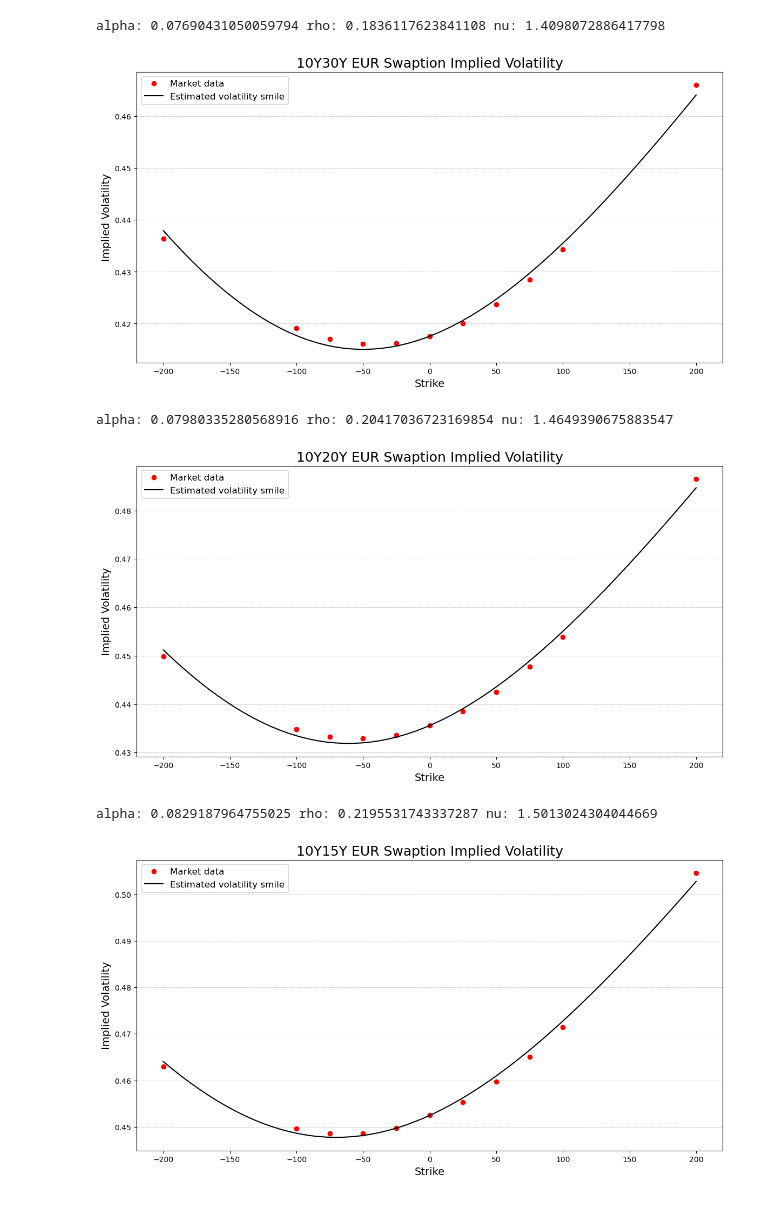
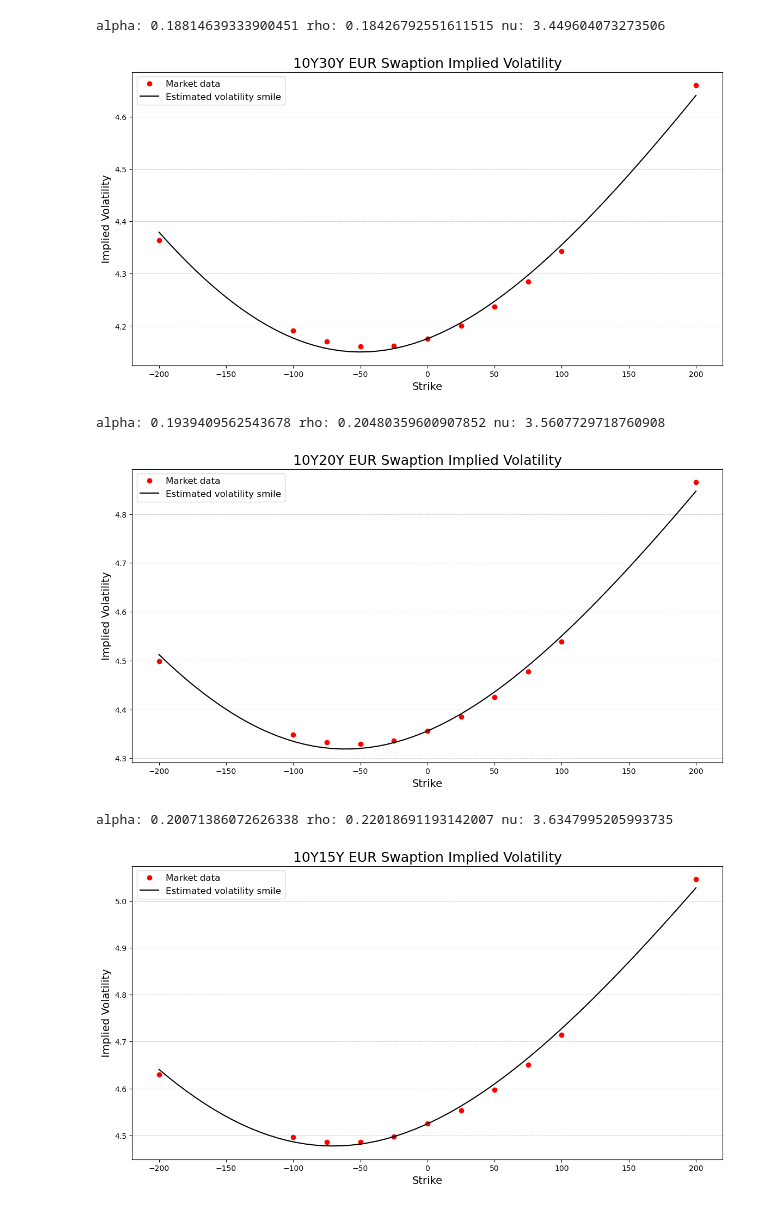
Before and after one commit to NannaOhrt/master_thesis, a Jupyter notebook: main/code/cal_parm_SABR.ipynb, the cells around one changed output. Cells and saved outputs as stored; diff of their text form; code cells hidden in the pictures.

```diff
--- a/main/code/cal_parm_SABR.ipynb
+++ b/main/code/cal_parm_SABR.ipynb
@@ -78,47 +78,47 @@ def SABR_calibration(f, t_exp, sigma_atm, beta, strikes, vols,guess):
 #10Y30Y 2024
 beta = 0.5
 sigmas = np.array([0.4364, 0.4191, 0.41706,0.41605, 0.41619,0.41757,0.42003,0.42370,0.42847,0.43428,0.46603])
-#sigmas = sigmas*10
+sigmas = sigmas*10
 strikes_in_bps = np.array([-200,-100,-75,-50,-25,0,25,50,75,100,200])
 t_exp = 10
 tenor = 30
-atm_sigma = 0.41757
+atm_sigma = 0.41757*10
 #atm_sigma =atm_sigma *10
 f = 0.23401
 #f = f*10
 guess = [0.01, 10,-0.5]
 strikes = f + strikes_in_bps*0.0001
 #Calling the SABR_calibration function defined below to return the parameters.
 alpha, nu, rho = SABR_calibration(f, t_exp, atm_sigma, beta, strikes, sigmas, guess)
 
 print("alpha:",alpha,"rho:",rho, "nu:", nu)
 Ks_in_bps = np.linspace(-200,200,60)
 Ks = f + Ks_in_bps*0.0001
 vols_from_Ks = SABR_market_vol(Ks,f,t_exp,alpha,beta,nu,rho)
 
 fig, ax = plt.subplots(figsize=(14, 7))
 plt.plot(strikes_in_bps, sigmas, 'o', color = 'red', label = 'Market data')
 plt.plot(Ks_in_bps,vols_from_Ks, color = 'black', label= 'Estimated volatility smile')
 plt.xlabel("Strike",fontsize=14)
 plt.ylabel("Implied Volatility", fontsize=14)
 plt.title("10Y30Y EUR Swaption Implied Volatility", fontsize=18)
 plt.legend(fontsize=12)
 plt.grid(axis='y', linestyle='--', linewidth=0.5)
 plt.savefig("/Users/nannaingemannohrt/Desktop/master_thesis/main/plots/10Y30Y_est.png")
 plt.show()
 plt.close()
 # %% [output]
-alpha: 0.07690431050059794 rho: 0.1836117623841108 nu: 1.4098072886417798
+alpha: 0.18814639333900451 rho: 0.18426792551611515 nu: 3.449604073273506
-[figure, old version]
+[figure, new version]
 # %%
 #10Y20Y 2024
 beta = 0.5
 sigmas1 = np.array([0.44983,	0.43478,	0.43329,	0.43288,	0.43360,
-                   	0.43559,	0.43846,	0.44256,	0.44772,	0.45385,	0.48650])
+                   	0.43559,	0.43846,	0.44256,	0.44772,	0.45385,	0.48650])*10
 strikes_in_bps = np.array([-200,-100,-75,-50,-25,0,25,50,75,100,200])
 t_exp = 10
 tenor = 20
-atm_sigma = 0.43559
+atm_sigma = 0.43559*10
 f = 0.251744
 guess = [0.01, 10,-0.5]
 strikes = f + strikes_in_bps*0.0001
@@ -142,17 +142,17 @@ plt.savefig("/Users/nannaingemannohrt/Desktop/master_thesis/main/plots/10Y20Y_es
 plt.show()
 plt.close()
 # %% [output]
-alpha: 0.07980335280568916 rho: 0.20417036723169854 nu: 1.4649390675883547
+alpha: 0.1939409562543678 rho: 0.20480359600907852 nu: 3.5607729718760908
-[figure, old version]
+[figure, new version]
 # %%
 #10Y15Y 2024
 beta = 0.5
 sigmas2 = np.array([0.46292,	0.44963,	0.44859,	0.44862,	0.44974,
-                    0.45247,	0.45530,	0.45970,	0.46509,	0.47143,	0.50457])
+                    0.45247,	0.45530,	0.45970,	0.46509,	0.47143,	0.50457])*10
 strikes_in_bps = np.array([-200,-100,-75,-50,-25,0,25,50,75,100,200])
 t_exp = 10
 tenor = 15
-atm_sigma = 0.45247
+atm_sigma = 0.45247*10
 f = 0.265454
 guess = [0.01, 10,-0.5]
 strikes = f + strikes_in_bps*0.0001
@@ -176,8 +176,8 @@ plt.savefig("/Users/nannaingemannohrt/Desktop/master_thesis/main/plots/10Y15Y_es
 plt.show()
 plt.close()
 # %% [output]
-alpha: 0.0829187964755025 rho: 0.2195531743337287 nu: 1.5013024304044669
+alpha: 0.20071386072626338 rho: 0.22018691193142007 nu: 3.6347995205993735
-[figure, old version]
+[figure, new version]
 # %%
 #10Y12Y 2024
 beta = 0.5
```
Also changed, not shown: parts of 7 cells of this notebook, 25 other files.
